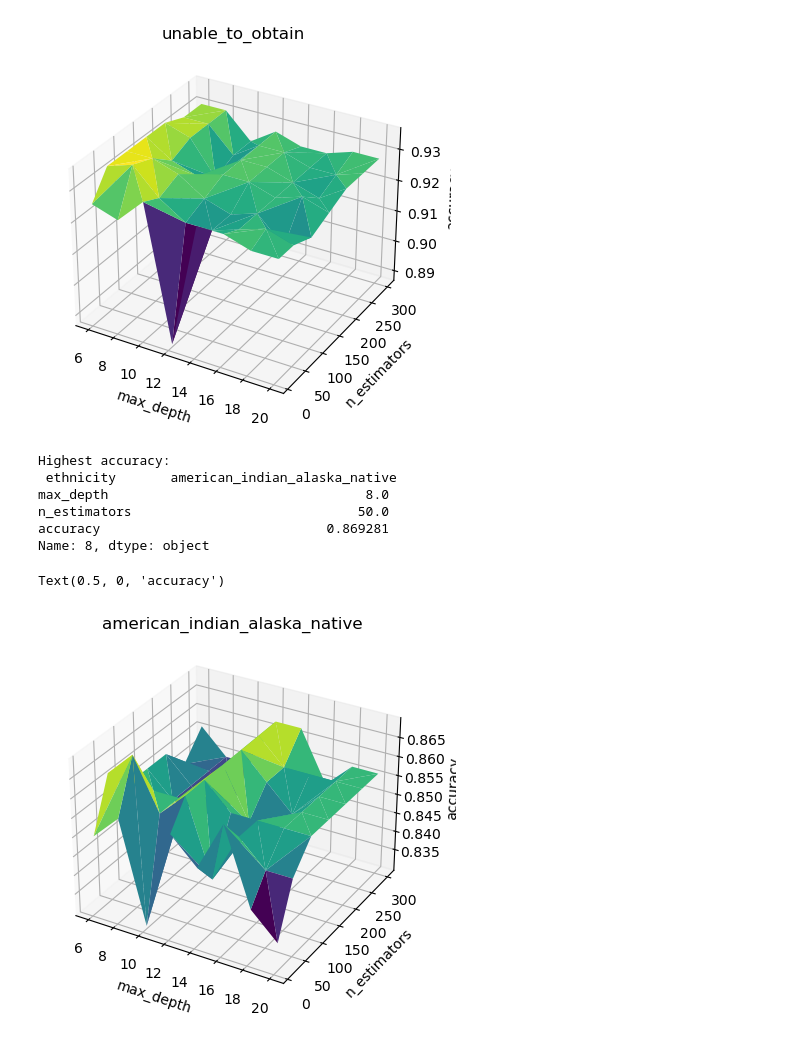
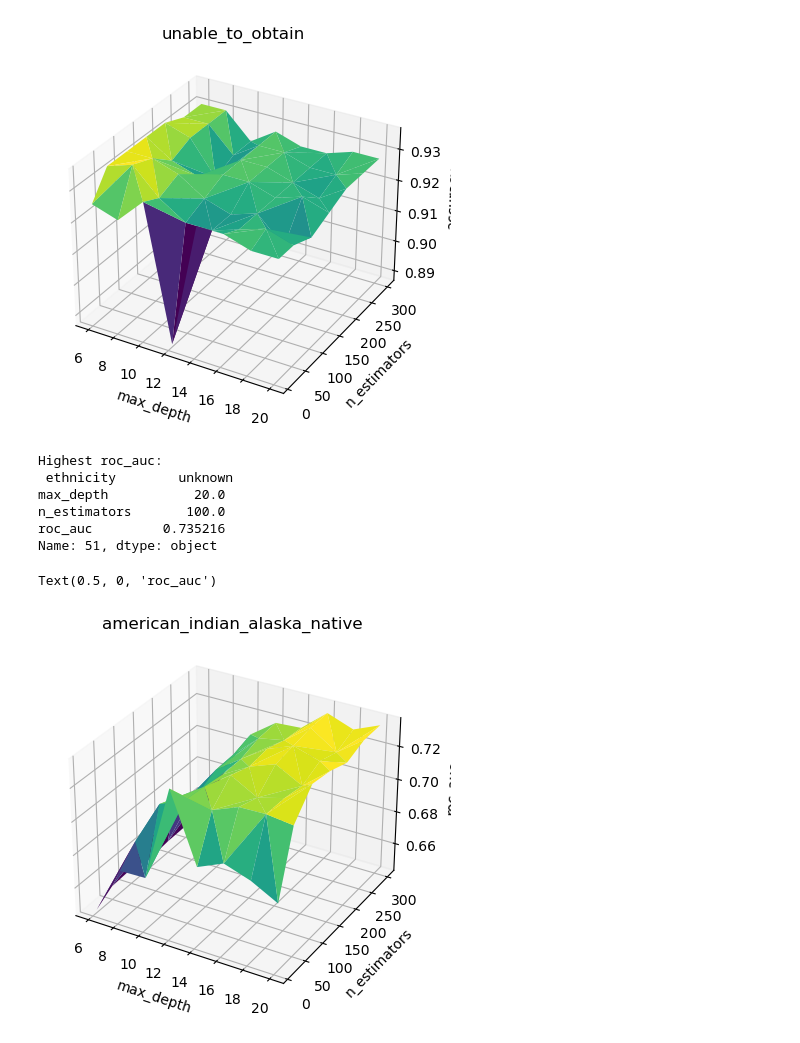
Before and after one commit to AnnikaLarissa/MIMIC-IV, a Jupyter notebook: hyperparameter_tuning.ipynb, the cells around one changed output. Drawn from its saved outputs; the diff is of its cells as text; code cells hidden in the pictures.

```diff
--- a/hyperparameter_tuning.ipynb
+++ b/hyperparameter_tuning.ipynb
@@ -27,23 +27,15 @@ def read_train_val_test(name, path):
 # split features and labels
 def splitFeaturesLabels(df):
     X = df.copy()
-    X.drop('has_kidney_issue', axis=1)
-    # X = df[['anchor_age', 'anchor_year']]
+    X = X.drop('has_kidney_issue', axis=1)
     return X, df.has_kidney_issue
 # %%
 def tune(name, train, val):
     # Initiate empty df to store results
-    results = pd.DataFrame({"ethnicity": [], "max_depth":[], "n_estimators":[], "accuracy":[]})
-
-    # split labels and features
-    # X = df[['hadm_id', 'subject_id', 'admittime', 'anchor_age', 'anchor_year', 'icd_code_count', 'emar_count', 'lab_count']]
-    # y = df['has_kidney_issue']
+    results = pd.DataFrame({"ethnicity": [], "max_depth":[], "n_estimators":[], "roc_auc":[]})
 
     X_train, y_train = splitFeaturesLabels(train)
     X_val, y_val = splitFeaturesLabels(val)
-
-    # split train and test
-    # X_train, X_test, y_train, y_test = train_test_split(X, y, test_size=0.33, random_state=42)
 
     # try different values for max_depth of the individual trees
     for depth in [6, 8, 10, 12, 14, 16, 18, 20]:
@@ -54,10 +46,10 @@ def tune(name, train, val):
             clf.fit(X_train, y_train)
             # predict labels
             y_pred = clf.predict(X_val)
-            # calculate accuracy
-            accuracy = accuracy_score(y_val, y_pred)
+            # calculate roc_auc
+            roc_auc = roc_auc_score(y_val, y_pred)
             # append results to df
-            new_result = pd.DataFrame({"ethnicity": name, "max_depth":depth, "n_estimators":estimator, "accuracy":accuracy}, index=[0])
+            new_result = pd.DataFrame({"ethnicity": name, "max_depth":depth, "n_estimators":estimator, "roc_auc":roc_auc}, index=[0])
             results = pd.concat([results, new_result])
 
     # reset indexing
@@ -184,18 +188,22 @@ Name: 8, dtype: object
 Text(0.5, 0, 'accuracy')
 [figure]
 # %%
-american_indian_alaska_native = tune('american_indian_alaska_native')
-print("Highest accuracy:\n", american_indian_alaska_native.loc[american_indian_alaska_native['accuracy'].idxmax()])
+american_indian_alaska_native = tuneOneEthnicity('american_indian_alaska_native')
+print("Highest roc_auc:\n", american_indian_alaska_native.loc[american_indian_alaska_native['roc_auc'].idxmax()])
 ax = plt.axes(projection='3d')
-ax.plot_trisurf(american_indian_alaska_native["max_depth"], american_indian_alaska_native["n_estimators"], american_indian_alaska_native["accuracy"], cmap='viridis', edgecolor='none')
+ax.plot_trisurf(american_indian_alaska_native["max_depth"], american_indian_alaska_native["n_estimators"], american_indian_alaska_native["roc_auc"], cmap='viridis', edgecolor='none')
+ax.set_title("american_indian_alaska_native")
+ax.set_xlabel("max_depth")
+ax.set_ylabel("n_estimators")
+ax.set_zlabel("roc_auc")
 # %% [output]
-Highest accuracy:
- ethnicity       american_indian_alaska_native
-max_depth                                 8.0
-n_estimators                             50.0
-accuracy                             0.869281
-Name: 8, dtype: object
+Highest roc_auc:
+ ethnicity        unknown
+max_depth           20.0
+n_estimators       100.0
+roc_auc         0.735216
+Name: 51, dtype: object
-Text(0.5, 0, 'accuracy')
+Text(0.5, 0, 'roc_auc')
-[figure, old version]
+[figure, new version]
 # %%
 unknown = tuneOneEthnicity('unknown')
```
Also changed, not shown: parts of 9 cells of this notebook.
